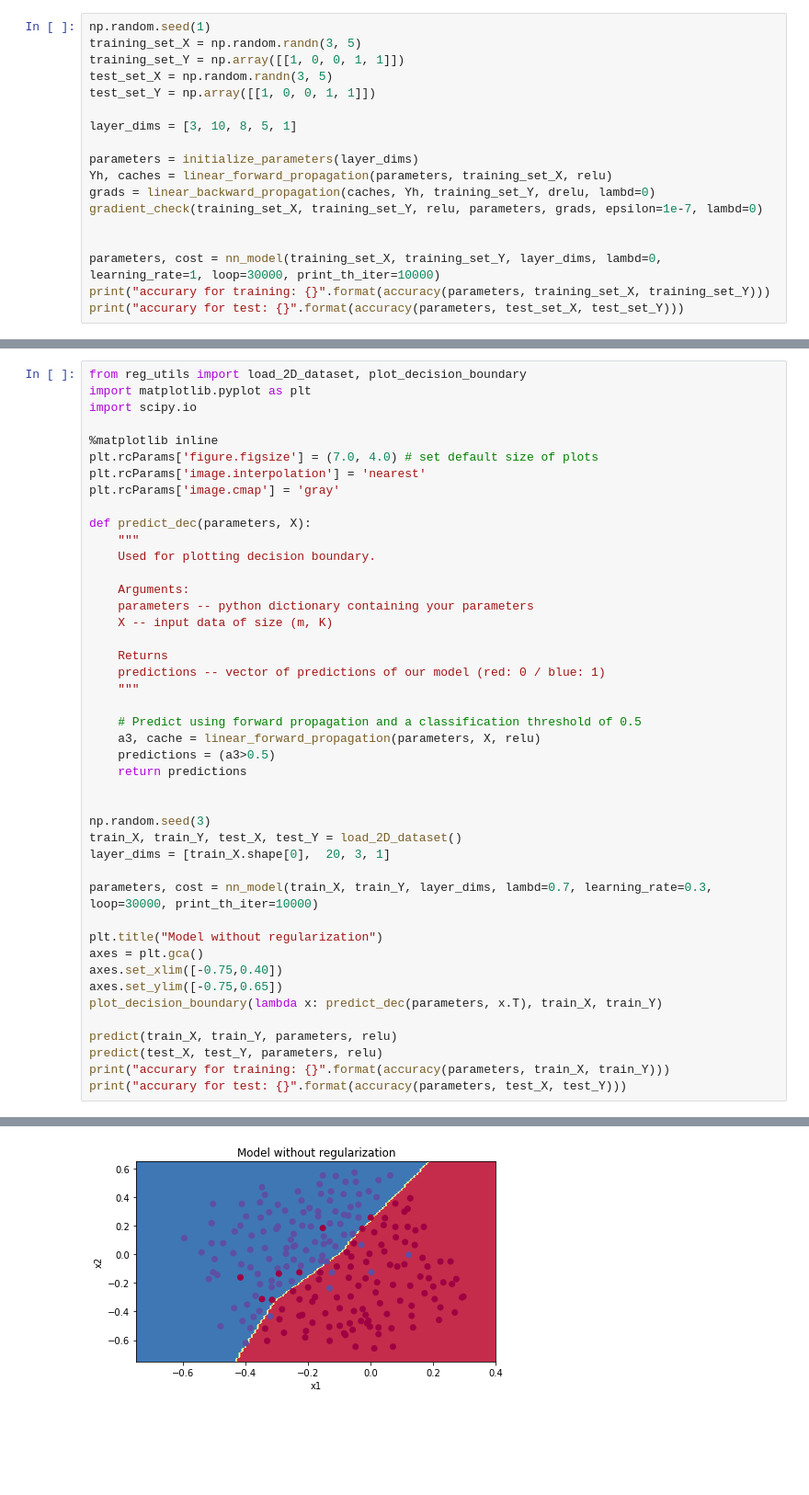
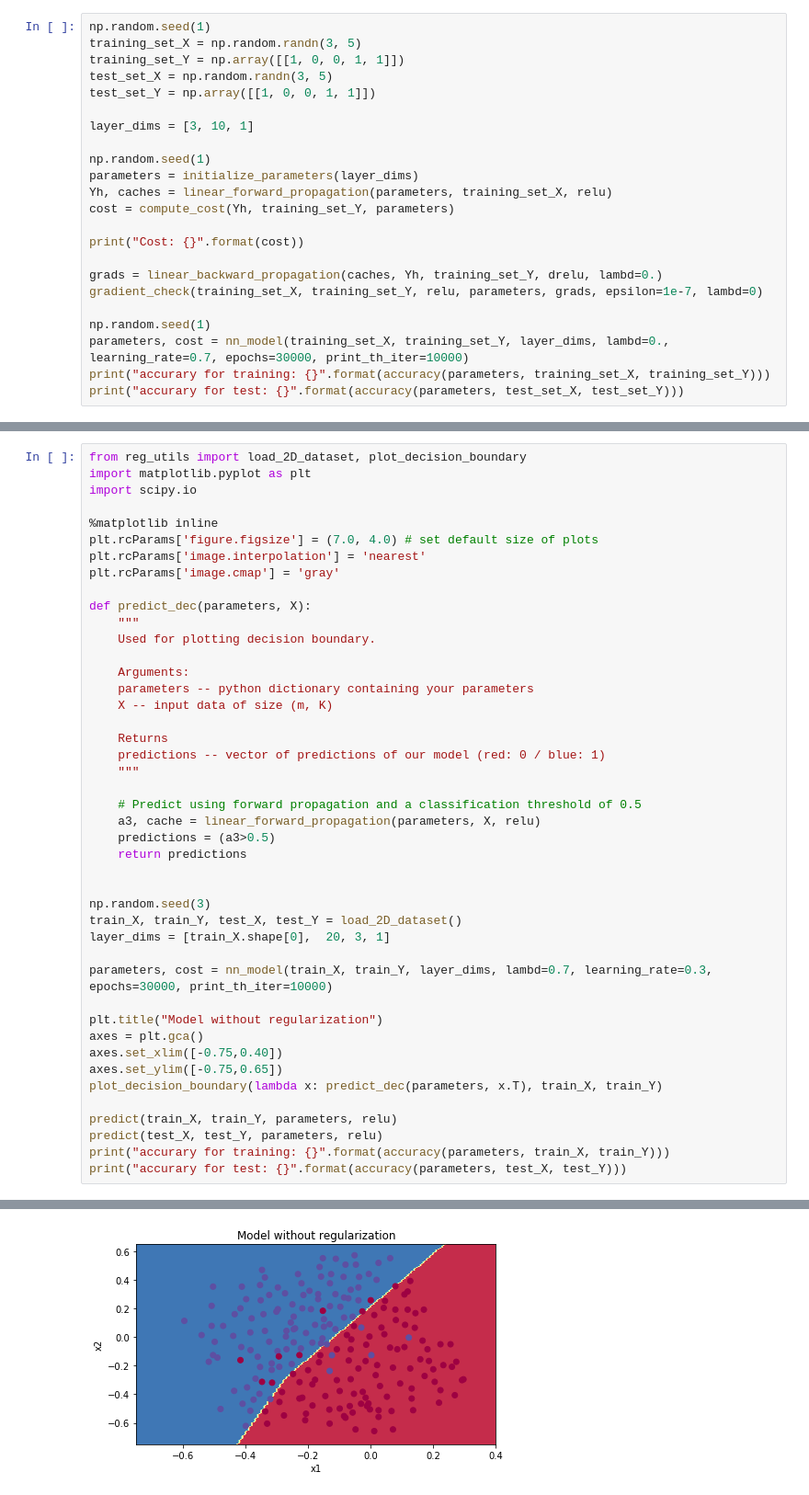
Before and after one commit to abarelk/Darjeeling, a Jupyter notebook: nn_model.ipynb, the cells around one changed output, grey strips where cells are left out. Shown at 92% size. Saved outputs shown, nothing was run; the diff lists cells and outputs as text; blank space fills up the shorter version.

```diff
--- a/nn_model.ipynb
+++ b/nn_model.ipynb
@@ -235,15 +276,20 @@ training_set_Y = np.array([[1, 0, 0, 1, 1]])
 test_set_X = np.random.randn(3, 5)
 test_set_Y = np.array([[1, 0, 0, 1, 1]])
 
-layer_dims = [3, 10, 8, 5, 1]
+layer_dims = [3, 10, 1]
 
+np.random.seed(1)
 parameters = initialize_parameters(layer_dims)
 Yh, caches = linear_forward_propagation(parameters, training_set_X, relu)
-grads = linear_backward_propagation(caches, Yh, training_set_Y, drelu, lambd=0)
+cost = compute_cost(Yh, training_set_Y, parameters)
+
+print("Cost: {}".format(cost))
+
+grads = linear_backward_propagation(caches, Yh, training_set_Y, drelu, lambd=0.)
 gradient_check(training_set_X, training_set_Y, relu, parameters, grads, epsilon=1e-7, lambd=0)
 
-
-parameters, cost = nn_model(training_set_X, training_set_Y, layer_dims, lambd=0, learning_rate=1, loop=30000, print_th_iter=10000)
+np.random.seed(1)
+parameters, cost = nn_model(training_set_X, training_set_Y, layer_dims, lambd=0., learning_rate=0.7, epochs=30000, print_th_iter=10000)
 print("accurary for training: {}".format(accuracy(parameters, training_set_X, training_set_Y)))
 print("accurary for test: {}".format(accuracy(parameters, test_set_X, test_set_Y)))
 # %% [output]
@@ -285,7 +332,7 @@ np.random.seed(3)
 train_X, train_Y, test_X, test_Y = load_2D_dataset()
 layer_dims = [train_X.shape[0],  20, 3, 1]
 
-parameters, cost = nn_model(train_X, train_Y, layer_dims, lambd=0.7, learning_rate=0.3, loop=30000, print_th_iter=10000)
+parameters, cost = nn_model(train_X, train_Y, layer_dims, lambd=0.7, learning_rate=0.3, epochs=30000, print_th_iter=10000)
 
 plt.title("Model without regularization")
 axes = plt.gca()
@@ -304 +351 @@ Cost after iteration 20000: [[ 0.26809761]]
-[figure, old version]
+[figure, new version]
```
Also changed, not shown: parts of 8 cells of this notebook, 2 other files.
